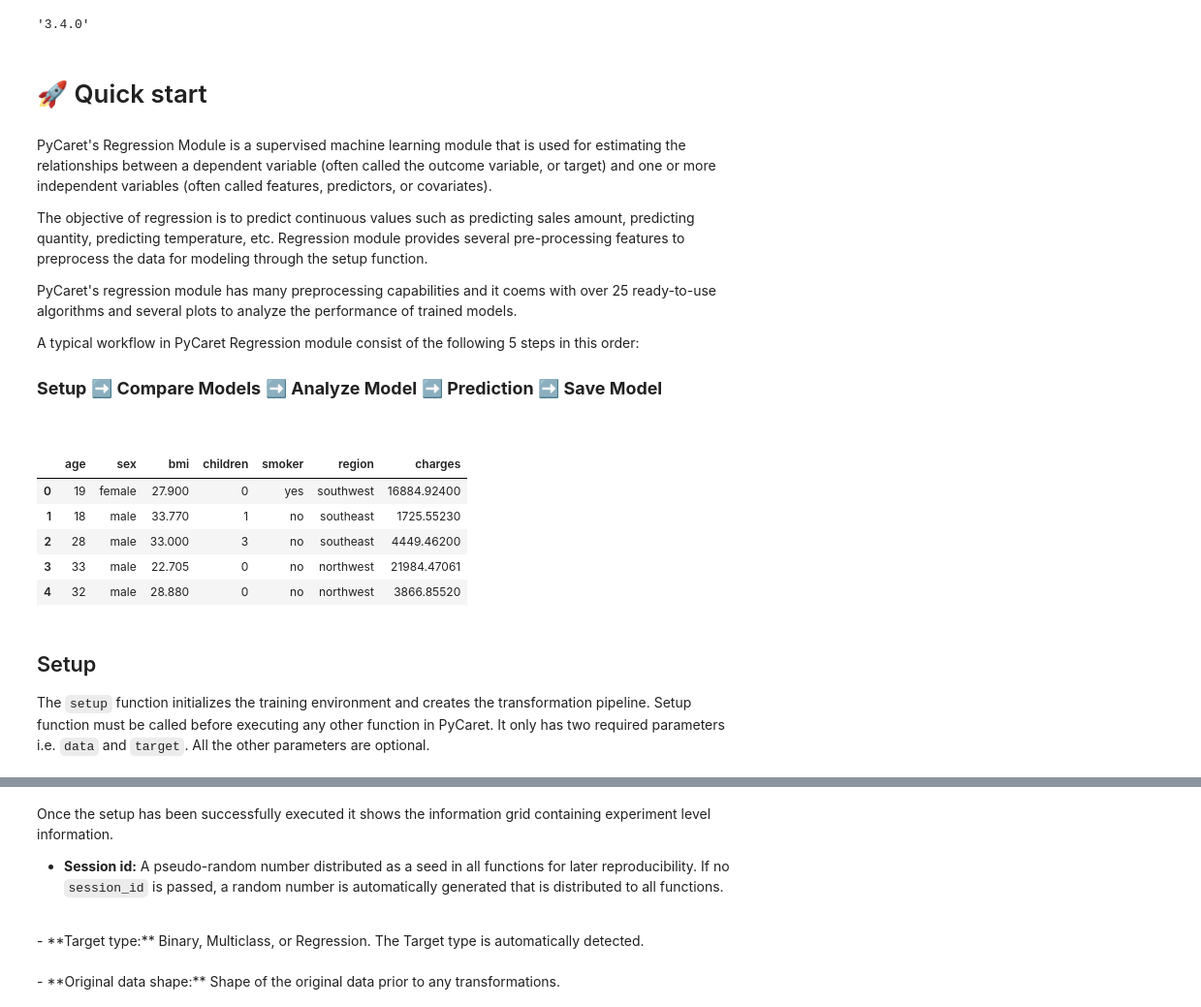
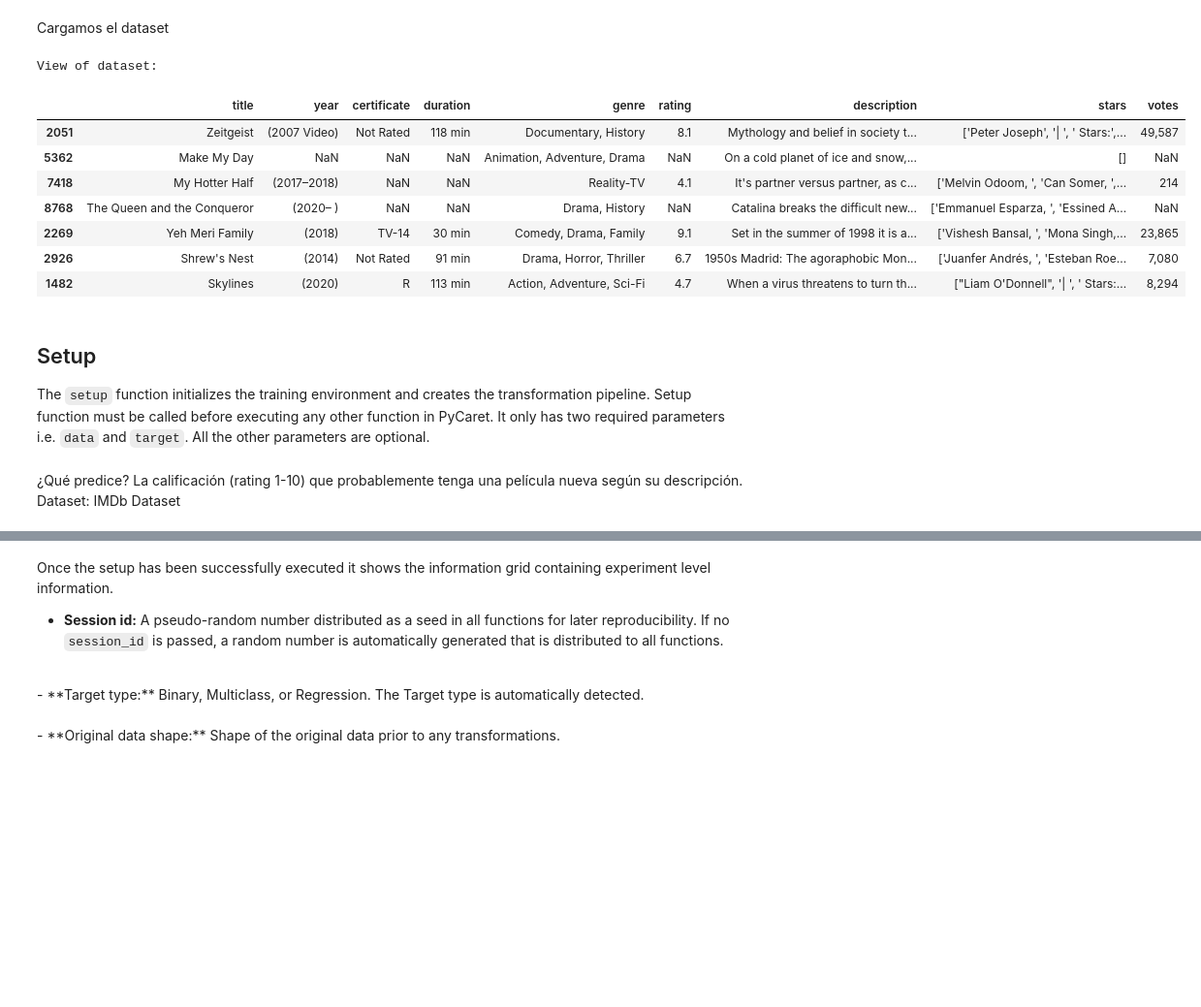
Before and after one commit to solmoon16/aprendizajeAutomatico, a Jupyter notebook: Tutorial_Regression.ipynb, the cells around one changed output, grey strips where cells are left out. Shown at 97% size. Cells and saved outputs as stored; diff of their text form; code cells hidden in the pictures; blank space fills up the shorter version.

```diff
--- a/Tutorial_Regression.ipynb
+++ b/Tutorial_Regression.ipynb
@@ -36,36 +1,30 @@ or depending on your use-case you may install one of the following variant:
-# %%
-# check installed version (must be >3.0)
-import pycaret
-pycaret.__version__
-# %% [output]
-'3.4.0'
-# %% [markdown]
-# 🚀 Quick start
-# %% [markdown]
-PyCaret's Regression Module is a supervised machine learning module that is used for estimating the relationships between a dependent variable (often called the outcome variable, or target) and one or more independent variables (often called features, predictors, or covariates).
-
-The objective of regression is to predict continuous values such as predicting sales amount, predicting quantity, predicting temperature, etc. Regression module provides several pre-processing features to preprocess the data for modeling through the setup function.
-
-PyCaret's regression module has many preprocessing capabilities and it coems with over 25 ready-to-use algorithms and several plots to analyze the performance of trained models.
-
-A typical workflow in PyCaret Regression module consist of the following 5 steps in this order:
-
-### **Setup** ➡️ **Compare Models** ➡️ **Analyze Model** ➡️ **Prediction** ➡️ **Save Model**
-<br/>
+# %% [markdown]
+Cargamos el dataset
 # %%
-### load sample dataset from pycaret dataset module
-from pycaret.datasets import get_data
-data = get_data('insurance')
+import pandas as pd
+
+## Cargamos el dataset
+dataset = pd.read_csv('/home/solmoon/aprendizaje_automatico/IMBD.csv')
+df = pd.DataFrame(dataset)
+print('View of dataset:')
+df.sample(7)
 # %% [output]
+View of dataset:
-|  | age | sex | bmi | children | smoker | region | charges |
-| 0 | 19 | female | 27.900 | 0 | yes | southwest | 16884.92400 |
-| 1 | 18 | male | 33.770 | 1 | no | southeast | 1725.55230 |
-| 2 | 28 | male | 33.000 | 3 | no | southeast | 4449.46200 |
-| 3 | 33 | male | 22.705 | 0 | no | northwest | 21984.47061 |
-| 4 | 32 | male | 28.880 | 0 | no | northwest | 3866.85520 |
+|  | title | year | certificate | duration | genre | rating | description | stars | votes |
+| 2051 | Zeitgeist | (2007 Video) | Not Rated | 118 min | Documentary, History | 8.1 | Mythology and belief in society t... | ['Peter Joseph', '| ', ' Stars:',... | 49,587 |
+| 5362 | Make My Day | NaN | NaN | NaN | Animation, Adventure, Drama | NaN | On a cold planet of ice and snow,... | [] | NaN |
+| 7418 | My Hotter Half | (2017–2018) | NaN | NaN | Reality-TV | 4.1 | It's partner versus partner, as c... | ['Melvin Odoom, ', 'Can Somer, ',... | 214 |
+| 8768 | The Queen and the Conqueror | (2020– ) | NaN | NaN | Drama, History | NaN | Catalina breaks the difficult new... | ['Emmanuel Esparza, ', 'Essined A... | NaN |
+| 2269 | Yeh Meri Family | (2018) | TV-14 | 30 min | Comedy, Drama, Family | 9.1 | Set in the summer of 1998 it is a... | ['Vishesh Bansal, ', 'Mona Singh,... | 23,865 |
+| 2926 | Shrew's Nest | (2014) | Not Rated | 91 min | Drama, Horror, Thriller | 6.7 | 1950s Madrid: The agoraphobic Mon... | ['Juanfer Andrés, ', 'Esteban Roe... | 7,080 |
+| 1482 | Skylines | (2020) | R | 113 min | Action, Adventure, Sci-Fi | 4.7 | When a virus threatens to turn th... | ["Liam O'Donnell", '| ', ' Stars:... | 8,294 |
 # %% [markdown]
 ## Setup
 The `setup` function initializes the training environment and creates the transformation pipeline. Setup function must be called before executing any other function in PyCaret. It only has two required parameters i.e. `data` and `target`. All the other parameters are optional.
+# %% [markdown]
+¿Qué predice?
+La calificación (rating 1-10) que probablemente tenga una película nueva según su descripción.
+Dataset: IMDb Dataset
 # %%
 # import pycaret regression and init setup
 from pycaret.regression import *
```
Also changed, not shown: parts of 17 cells of this notebook, 1 other file.
